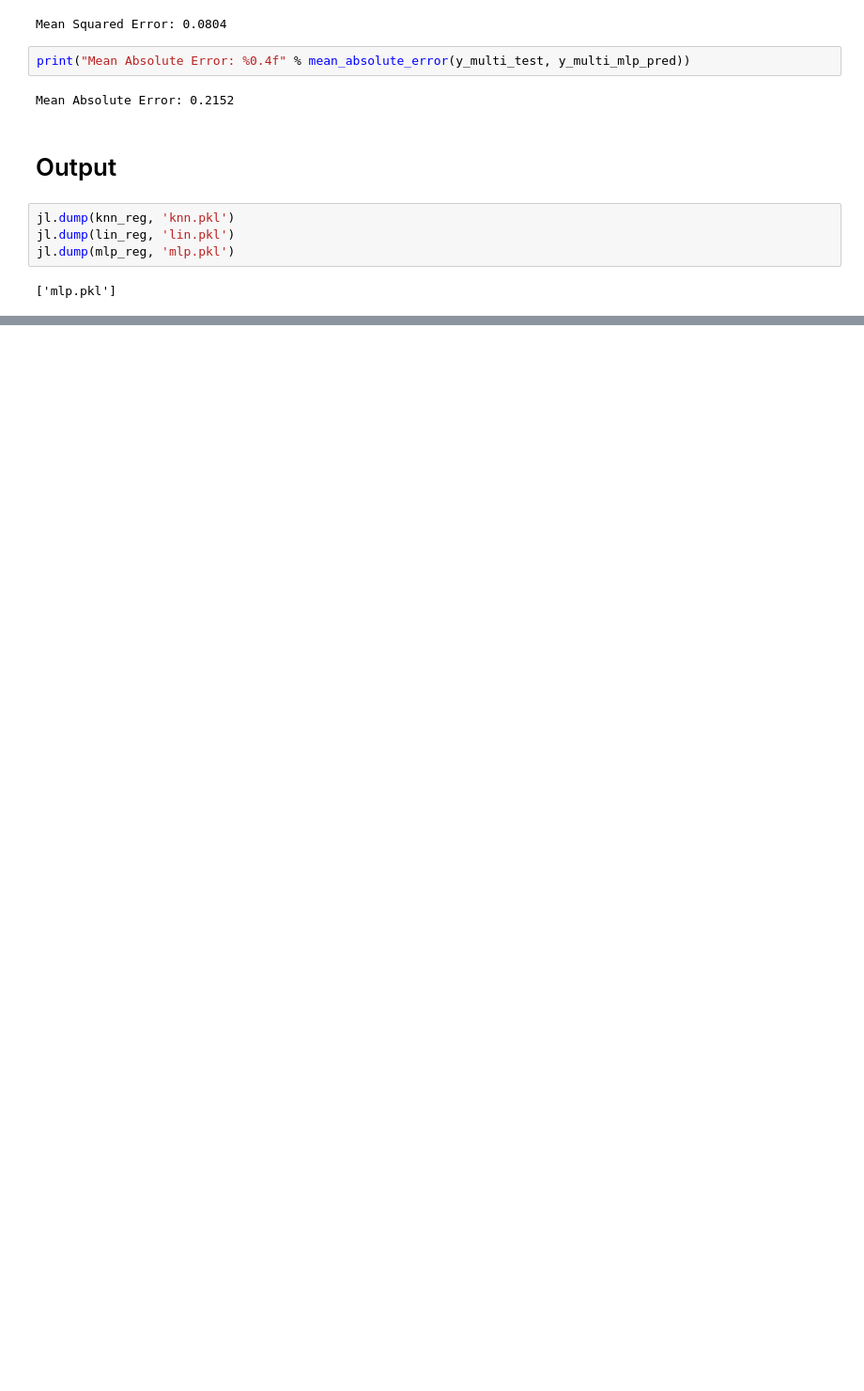
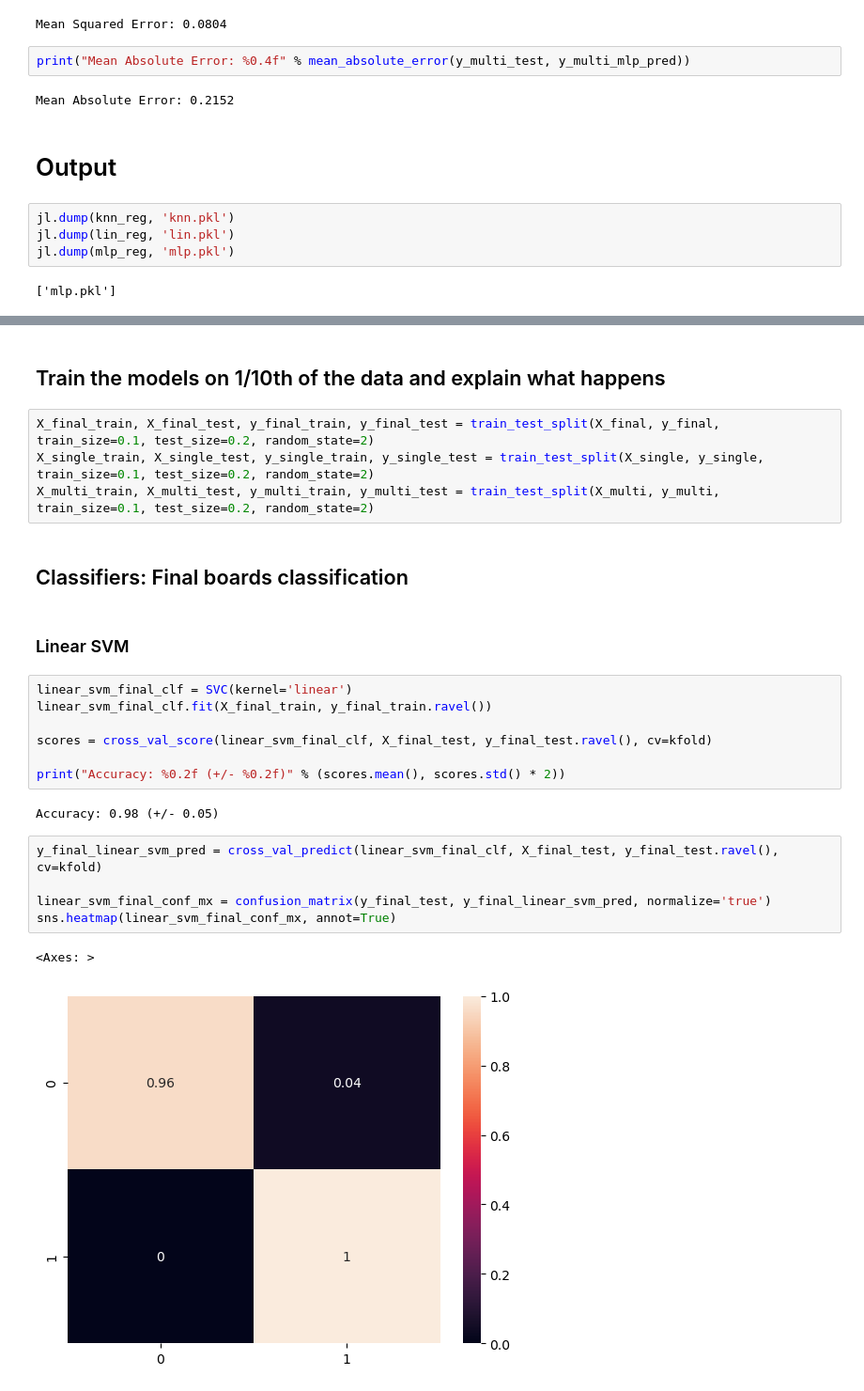
Before and after one commit to tybeller/TicTacToeAI, a Jupyter notebook: Tic Tac Toe.ipynb, the cells around one changed output, grey strips where cells are left out. Shown at 94% size. Cells and saved outputs as stored; diff of their text form; blank space fills up the shorter version.

```diff
--- a/Tic Tac Toe.ipynb
+++ b/Tic Tac Toe.ipynb
@@ -263,0 +319,27 @@ jl.dump(mlp_reg, 'mlp.pkl')
+# %% [markdown]
+## Train the models on 1/10th of the data and explain what happens
+# %%
+X_final_train, X_final_test, y_final_train, y_final_test = train_test_split(X_final, y_final, train_size=0.1, test_size=0.2, random_state=2)
+X_single_train, X_single_test, y_single_train, y_single_test = train_test_split(X_single, y_single, train_size=0.1, test_size=0.2, random_state=2)
+X_multi_train, X_multi_test, y_multi_train, y_multi_test = train_test_split(X_multi, y_multi, train_size=0.1, test_size=0.2, random_state=2)
+# %% [markdown]
+## Classifiers: Final boards classification
+# %% [markdown]
+### Linear SVM
+# %%
+linear_svm_final_clf = SVC(kernel='linear')
+linear_svm_final_clf.fit(X_final_train, y_final_train.ravel())
+
+scores = cross_val_score(linear_svm_final_clf, X_final_test, y_final_test.ravel(), cv=kfold)
+
+print("Accuracy: %0.2f (+/- %0.2f)" % (scores.mean(), scores.std() * 2))
+# %% [output]
+Accuracy: 0.98 (+/- 0.05)
+# %%
+y_final_linear_svm_pred = cross_val_predict(linear_svm_final_clf, X_final_test, y_final_test.ravel(), cv=kfold)
+
+linear_svm_final_conf_mx = confusion_matrix(y_final_test, y_final_linear_svm_pred, normalize='true')
+sns.heatmap(linear_svm_final_conf_mx, annot=True)
+# %% [output]
+<Axes: >
+[figure, added]
```
Also changed, not shown: parts of 43 cells of this notebook.
